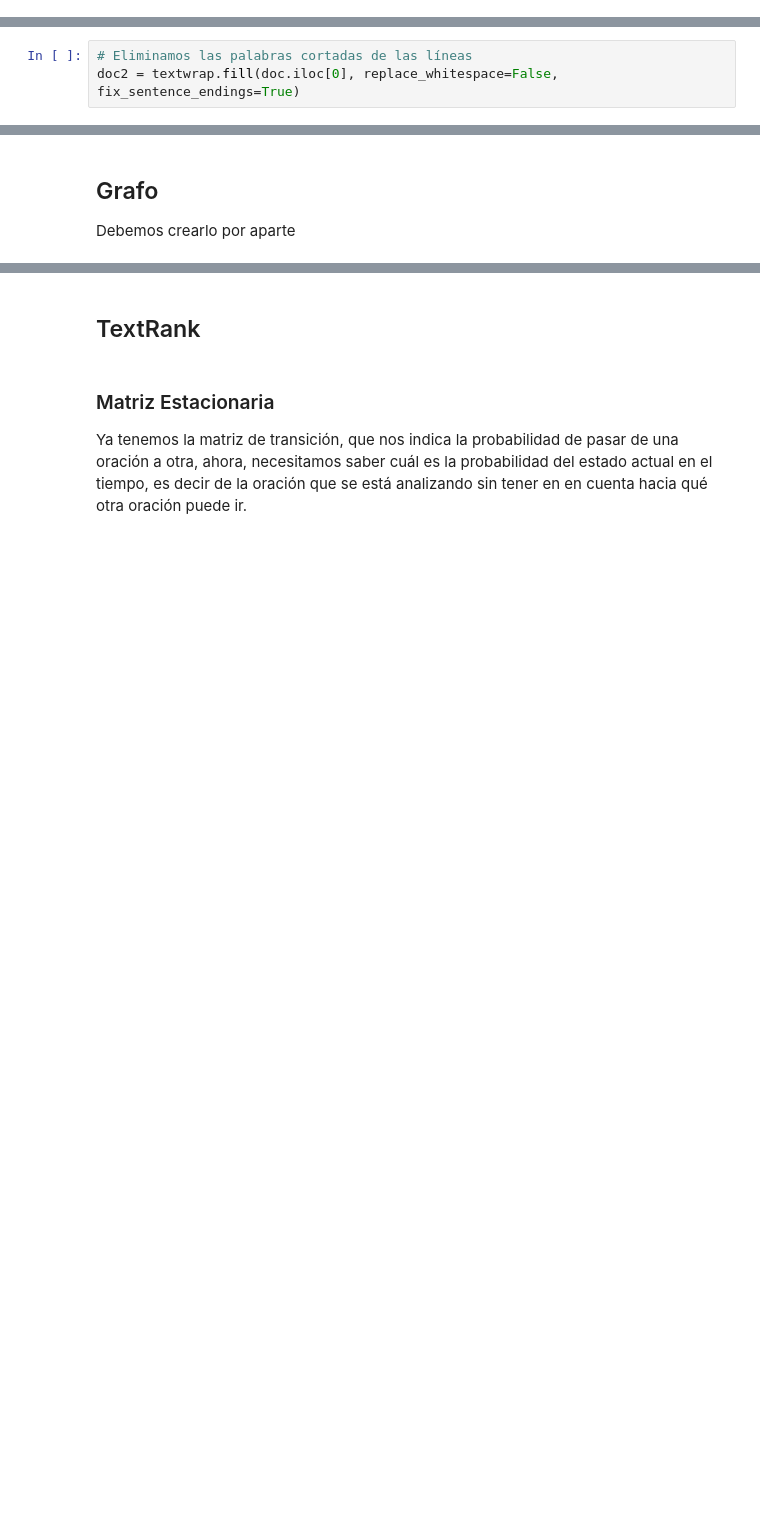
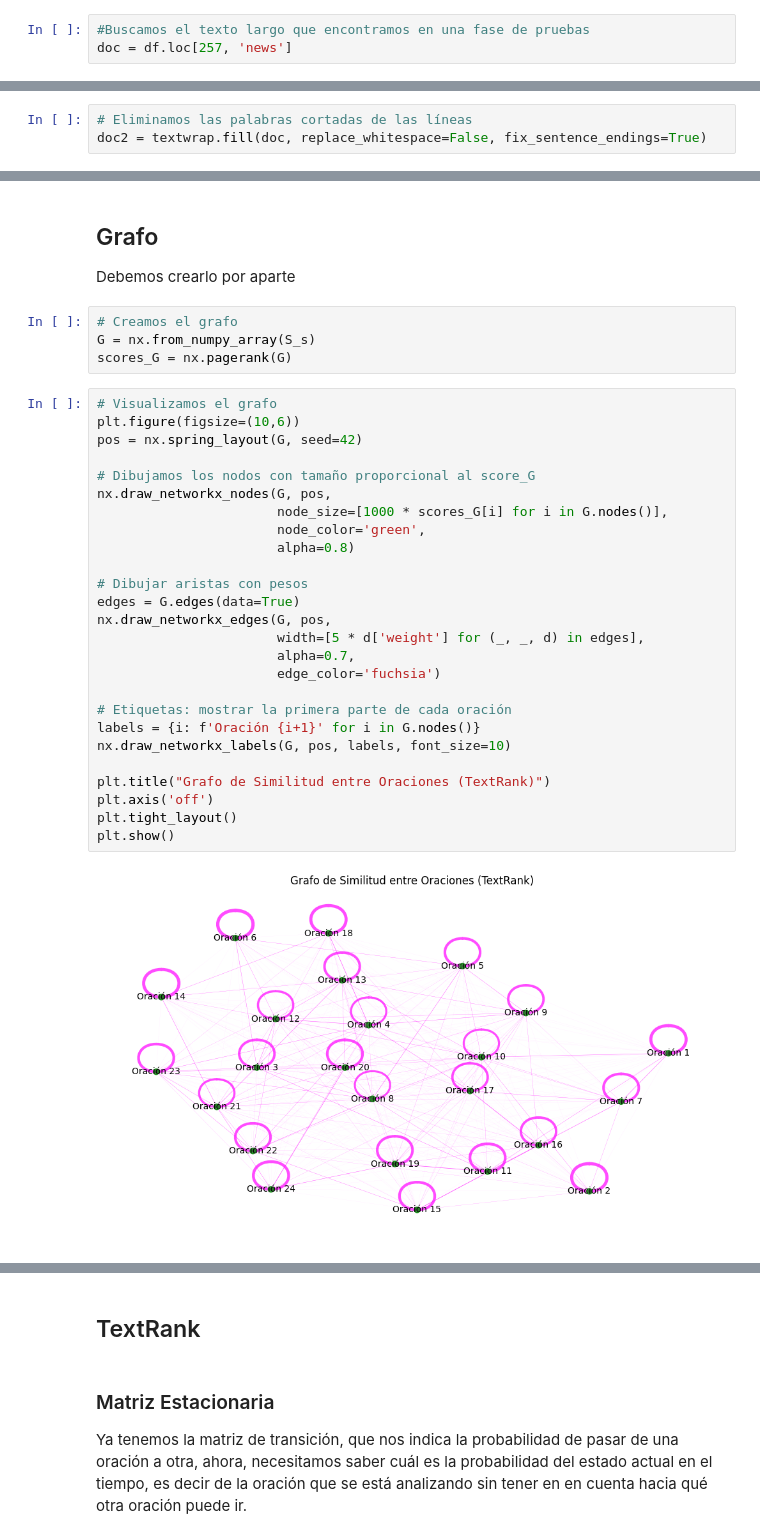
Before and after one commit to LuizBN2/Guia_IA_2025, a Jupyter notebook: Modulo3/Proyecto15.ipynb, the cells around one changed output, grey strips where cells are left out. Drawn from its saved outputs; the diff is of its cells as text; blank space fills up the shorter version.

```diff
--- a/Modulo3/Proyecto15.ipynb
+++ b/Modulo3/Proyecto15.ipynb
@@ -75,3 +79,6 @@ print(indice)
 print(df['news'][257][:100])
 # %% [output]
 Como cambiarle a un coche su motor diésel por uno eléctrico mientras está en marcha. Esta analogía d
+# %%
+#Buscamos el texto largo que encontramos en una fase de pruebas
+doc = df.loc[257, 'news']
@@ -81,7 +92,7 @@ Como cambiarle a un coche su motor diésel por uno eléctrico mientras está en
 ### TextWrap
 # %%
 # Eliminamos las palabras cortadas de las líneas
-doc2 = textwrap.fill(doc.iloc[0], replace_whitespace=False, fix_sentence_endings=True)
+doc2 = textwrap.fill(doc, replace_whitespace=False, fix_sentence_endings=True)
 # %%
 print(doc2[:500])
 # %% [output]
@@ -238,3 +249,35 @@ escrbimos la explicación del suavizado laplaciano de markov
 ## Grafo
 
 Debemos crearlo por aparte
+# %%
+# Creamos el grafo
+G = nx.from_numpy_array(S_s)
+scores_G = nx.pagerank(G)
+# %%
+# Visualizamos el grafo
+plt.figure(figsize=(10,6))
+pos = nx.spring_layout(G, seed=42)
+
+# Dibujamos los nodos con tamaño proporcional al score_G
+nx.draw_networkx_nodes(G, pos,
+                       node_size=[1000 * scores_G[i] for i in G.nodes()],
+                       node_color='green',
+                       alpha=0.8)
+
+# Dibujar aristas con pesos
+edges = G.edges(data=True)
+nx.draw_networkx_edges(G, pos,
+                       width=[5 * d['weight'] for (_, _, d) in edges],
+                       alpha=0.7,
+                       edge_color='fuchsia')
+
+# Etiquetas: mostrar la primera parte de cada oración
+labels = {i: f'Oración {i+1}' for i in G.nodes()}
+nx.draw_networkx_labels(G, pos, labels, font_size=10)
+
+plt.title("Grafo de Similitud entre Oraciones (TextRank)")
+plt.axis('off')
+plt.tight_layout()
+plt.show()
+# %% [output]
+[figure, added]
```
Also changed, not shown: parts of 9 cells of this notebook, 4 other files.
